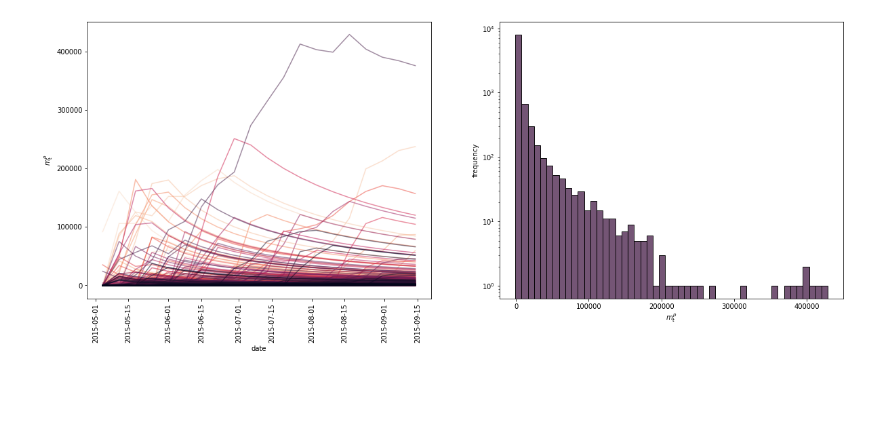
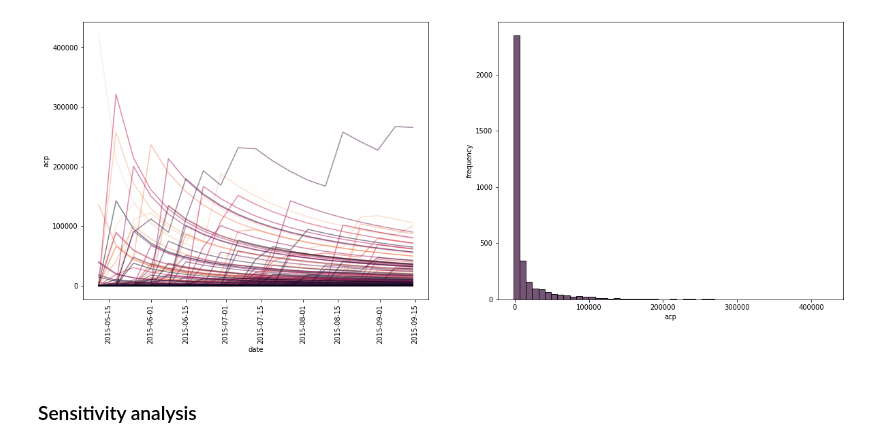
Before and after one commit to fridrichmrtn/churn-modeling, a Jupyter notebook: jupyters/profit-dev.ipynb, the cells around one changed output. Drawn from its saved outputs; the diff is of its cells as text; code cells hidden in the pictures; blank space fills up the shorter version.

Commit message:
Add sensitivity analysis

```diff
--- a/jupyters/profit-dev.ipynb
+++ b/jupyters/profit-dev.ipynb
@@ -75,8 +108,0 @@ See the caveats in the documentation: https://pandas.pydata.org/pandas-docs/stab
-# %%
-# simple profit
-purchases = purchases.merge(pd.melt(margins, id_vars=["product_id"],
-        var_name="week_start", value_name="margin"),
-    on=["product_id","week_start"], how="inner")
-purchases["profit"] = purchases.revenue*purchases.margin
-purchases = purchases.groupby(["user_id", "week_start"], as_index=False)\
-    .agg(profit=("profit", sum), revenue=("revenue", sum))
@@ -96,28 +108,0 @@ user_wk["acp"] = target_size*user_wk.groupby("user_id").profit.cumsum()/\
-# %%
-
-import pandas as pd
-import seaborn as sns
-import matplotlib.pyplot as plt
-fig, axs = plt.subplots(1,2, figsize=(20,7.5))
-
-
-# walk
-sns.lineplot(data=user_wk,
-    x="week_start", y="acp", hue="user_id",
-    legend=False, palette=sns.color_palette("rocket_r", as_cmap=True),
-    alpha=0.5, ci=False, ax=axs[0]);
-#axs[0].set_yscale("log");
-axs[0].tick_params(axis='x', rotation=90);
-axs[0].set_ylabel("$m_{t}^{p}$");
-axs[0].set_xlabel("date");
-
-# hist
-sns.histplot(data=user_wk,
-    x="acp", bins=50,
-    color=sns.color_palette("rocket",10)[1],
-    ax=axs[1]);
-axs[1].set_yscale("log");
-axs[1].set_ylabel("frequency");
-axs[1].set_xlabel("$m_{t}^{p}$");
-# %% [output]
-[figure, removed]
@@ -132,0 +109,7 @@ axs[1].set_xlabel("$m_{t}^{p}$");
+# %%
+user_acp =  get_acp(purchases, margins, target_size=4)
+plot_simulated_data(user_acp, x="date", y="acp", hue="user_id")
+# %% [output]
+[figure, added]
+# %% [markdown]
+### Sensitivity analysis
```
Also changed, not shown: parts of 10 cells of this notebook.
